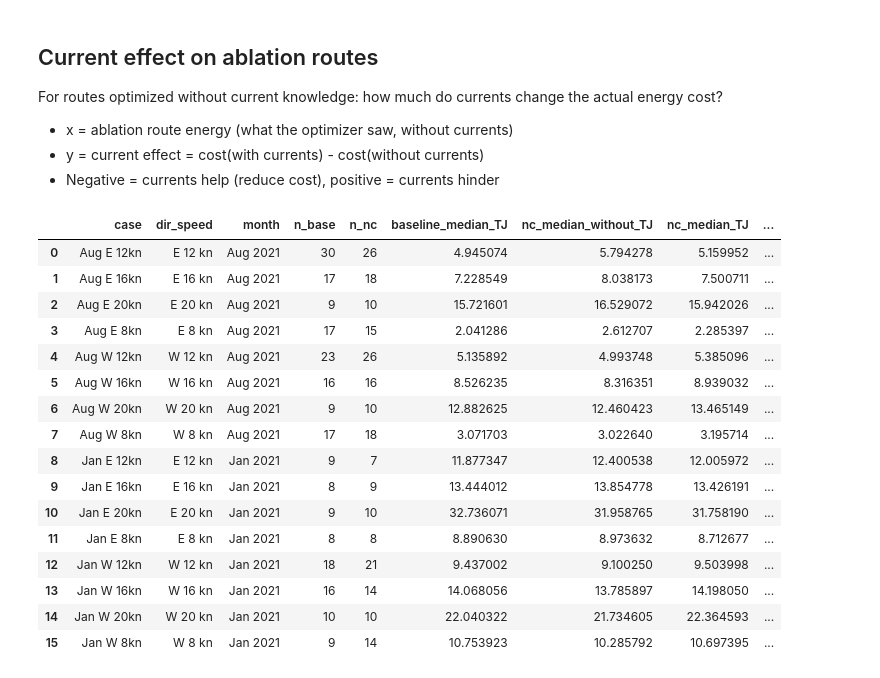
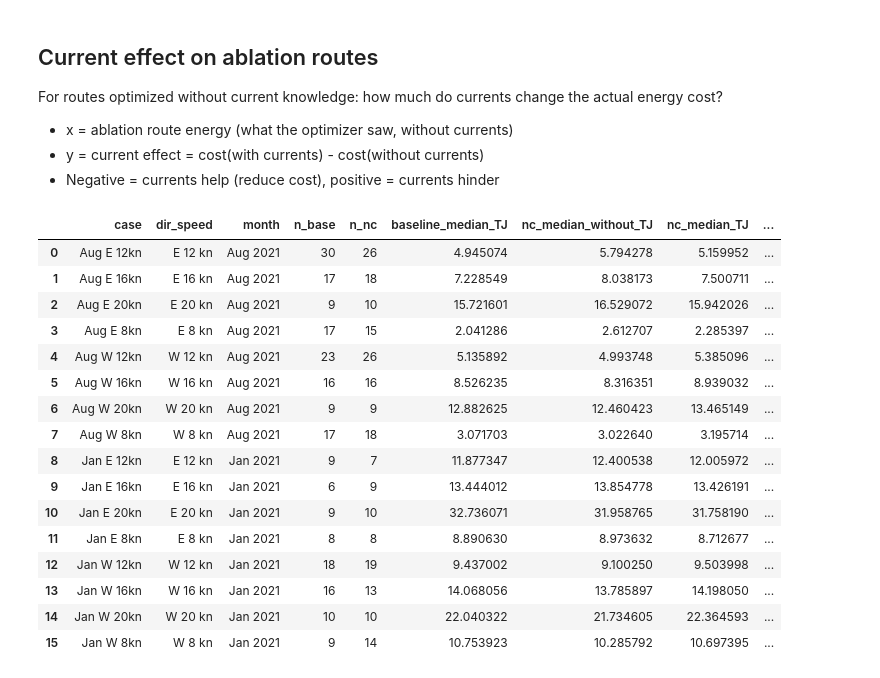
Before and after one commit to willirath/ship_routing, a Jupyter notebook: experiments/cost_001/notebooks/040_ablation_no_currents.ipynb, the cells around one changed output. Cells and saved outputs as stored; diff of their text form; code cells hidden in the pictures.

```diff
--- a/experiments/cost_001/notebooks/040_ablation_no_currents.ipynb
+++ b/experiments/cost_001/notebooks/040_ablation_no_currents.ipynb
@@ -364,68 +373,69 @@ For routes optimized without current knowledge: how much do currents change the
 - y = current effect = cost(with currents) - cost(without currents)
 - Negative = currents help (reduce cost), positive = currents hinder
 # %%
-# Aggregate: median cost per case and source
-medians = reeval_all.groupby(["case", "source"]).cost_with_currents_TJ.median().unstack()
-medians.columns = ["baseline_median_TJ", "nc_median_TJ"]
+# Aggregate per case. The current effect is a median of PER-REPLICA deltas
+# (cost_with - cost_without) so NaN re-evaluations drop consistently, rather than
+# a difference of two medians taken over mismatched row sets. n_base/n_nc count
+# the non-NaN rows actually behind each median.
 
-# Also get nc median without currents (for current effect)
-nc_median_without = (reeval_all[reeval_all.source == "no_currents"]
-                     .groupby("case").cost_without_currents_TJ.median()
-                     .rename("nc_median_without_TJ"))
+base = (
+    reeval_all[reeval_all.source == "baseline"]
+    .groupby("case")
+    .agg(
+        baseline_median_TJ=("cost_with_currents_TJ", "median"),
+        n_base=("cost_with_currents_TJ", lambda s: int(s.notna().sum())),
+    )
+)
 
-reeval = medians.join(nc_median_without).reset_index()
+nc_rows = reeval_all[reeval_all.source == "no_currents"].copy()
+nc_rows["current_delta_TJ"] = (
+    nc_rows["cost_with_currents_TJ"] - nc_rows["cost_without_currents_TJ"]
+)
+nc = (
+    nc_rows.groupby("case")
+    .agg(
+        nc_median_TJ=("cost_with_currents_TJ", "median"),
+        nc_median_without_TJ=("cost_without_currents_TJ", "median"),
+        current_effect_TJ=("current_delta_TJ", "median"),
+        n_nc=("cost_with_currents_TJ", lambda s: int(s.notna().sum())),
+    )
+)
 
-# Value of current information: how much worse is the nc route in the real ocean?
+reeval = base.join(nc).reset_index()
+
+# Value of current information: how much worse the nc route is in the real ocean
+# than the current-aware baseline optimum (unpaired difference of medians).
 reeval["value_of_info_TJ"] = reeval["nc_median_TJ"] - reeval["baseline_median_TJ"]
 reeval["value_of_info_%"] = reeval["value_of_info_TJ"] / reeval["baseline_median_TJ"] * 100
 
-# Current effect: how much do currents change the nc route cost?
-reeval["current_effect_TJ"] = reeval["nc_median_TJ"] - reeval["nc_median_without_TJ"]
+# Current effect relative to the without-currents cost
 reeval["current_effect_%"] = reeval["current_effect_TJ"] / reeval["nc_median_without_TJ"] * 100
 
-# Replica counts
-n_replicas = reeval_all.groupby(["case", "source"]).size().unstack()
-n_replicas.columns = ["n_base", "n_nc"]
-reeval = reeval.merge(n_replicas.reset_index(), on="case")
-
-# Direction+speed column matching map color scheme
+# Direction+speed label (colour by speed via SPEED_COLORS in the bar charts)
 reeval["dir_speed"] = reeval["case"].str.extract(r"([EW] \d+kn)")[0]
 reeval["dir_speed"] = reeval["dir_speed"].str.replace("kn", " kn")
 reeval["month"] = reeval["case"].str.extract(r"(Jan|Aug)")[0] + " 2021"
-
-# Shared color palette matching ROUTE_STYLES from map
-cb_palette = sns.color_palette("colorblind")
-DIR_SPEED_PALETTE = {
-    "E 8 kn":  cb_palette[0],
-    "E 12 kn": cb_palette[1],
-    "E 16 kn": cb_palette[5],
-    "E 20 kn": cb_palette[7],
-    "W 8 kn":  cb_palette[2],
-    "W 12 kn": cb_palette[4],
-    "W 16 kn": cb_palette[6],
-    "W 20 kn": cb_palette[8],
-}
 
 reeval[["case", "dir_speed", "month", "n_base", "n_nc",
         "baseline_median_TJ", "nc_median_without_TJ", "nc_median_TJ",
         "value_of_info_TJ", "value_of_info_%",
         "current_effect_TJ", "current_effect_%"]]
 # %% [output]
 |  | case | dir_speed | month | n_base | n_nc | baseline_median_TJ | nc_median_without_TJ | nc_median_TJ | ... |
 | 0 | Aug E 12kn | E 12 kn | Aug 2021 | 30 | 26 | 4.945074 | 5.794278 | 5.159952 | ... |
 | 1 | Aug E 16kn | E 16 kn | Aug 2021 | 17 | 18 | 7.228549 | 8.038173 | 7.500711 | ... |
 | 2 | Aug E 20kn | E 20 kn | Aug 2021 | 9 | 10 | 15.721601 | 16.529072 | 15.942026 | ... |
 | 3 | Aug E 8kn | E 8 kn | Aug 2021 | 17 | 15 | 2.041286 | 2.612707 | 2.285397 | ... |
 | 4 | Aug W 12kn | W 12 kn | Aug 2021 | 23 | 26 | 5.135892 | 4.993748 | 5.385096 | ... |
 | 5 | Aug W 16kn | W 16 kn | Aug 2021 | 16 | 16 | 8.526235 | 8.316351 | 8.939032 | ... |
-| 6 | Aug W 20kn | W 20 kn | Aug 2021 | 9 | 10 | 12.882625 | 12.460423 | 13.465149 | ... |
+| 6 | Aug W 20kn | W 20 kn | Aug 2021 | 9 | 9 | 12.882625 | 12.460423 | 13.465149 | ... |
 | 7 | Aug W 8kn | W 8 kn | Aug 2021 | 17 | 18 | 3.071703 | 3.022640 | 3.195714 | ... |
 | 8 | Jan E 12kn | E 12 kn | Jan 2021 | 9 | 7 | 11.877347 | 12.400538 | 12.005972 | ... |
-| 9 | Jan E 16kn | E 16 kn | Jan 2021 | 8 | 9 | 13.444012 | 13.854778 | 13.426191 | ... |
+| 9 | Jan E 16kn | E 16 kn | Jan 2021 | 6 | 9 | 13.444012 | 13.854778 | 13.426191 | ... |
 | 10 | Jan E 20kn | E 20 kn | Jan 2021 | 9 | 10 | 32.736071 | 31.958765 | 31.758190 | ... |
 | 11 | Jan E 8kn | E 8 kn | Jan 2021 | 8 | 8 | 8.890630 | 8.973632 | 8.712677 | ... |
-| 12 | Jan W 12kn | W 12 kn | Jan 2021 | 18 | 21 | 9.437002 | 9.100250 | 9.503998 | ... |
-| 13 | Jan W 16kn | W 16 kn | Jan 2021 | 16 | 14 | 14.068056 | 13.785897 | 14.198050 | ... |
+| 12 | Jan W 12kn | W 12 kn | Jan 2021 | 18 | 19 | 9.437002 | 9.100250 | 9.503998 | ... |
+| 13 | Jan W 16kn | W 16 kn | Jan 2021 | 16 | 13 | 14.068056 | 13.785897 | 14.198050 | ... |
 | 14 | Jan W 20kn | W 20 kn | Jan 2021 | 10 | 10 | 22.040322 | 21.734605 | 22.364593 | ... |
 | 15 | Jan W 8kn | W 8 kn | Jan 2021 | 9 | 14 | 10.753923 | 10.285792 | 10.697395 | ... |
 # %%
```
Also changed, not shown: parts of 5 cells of this notebook, 32 other files.
